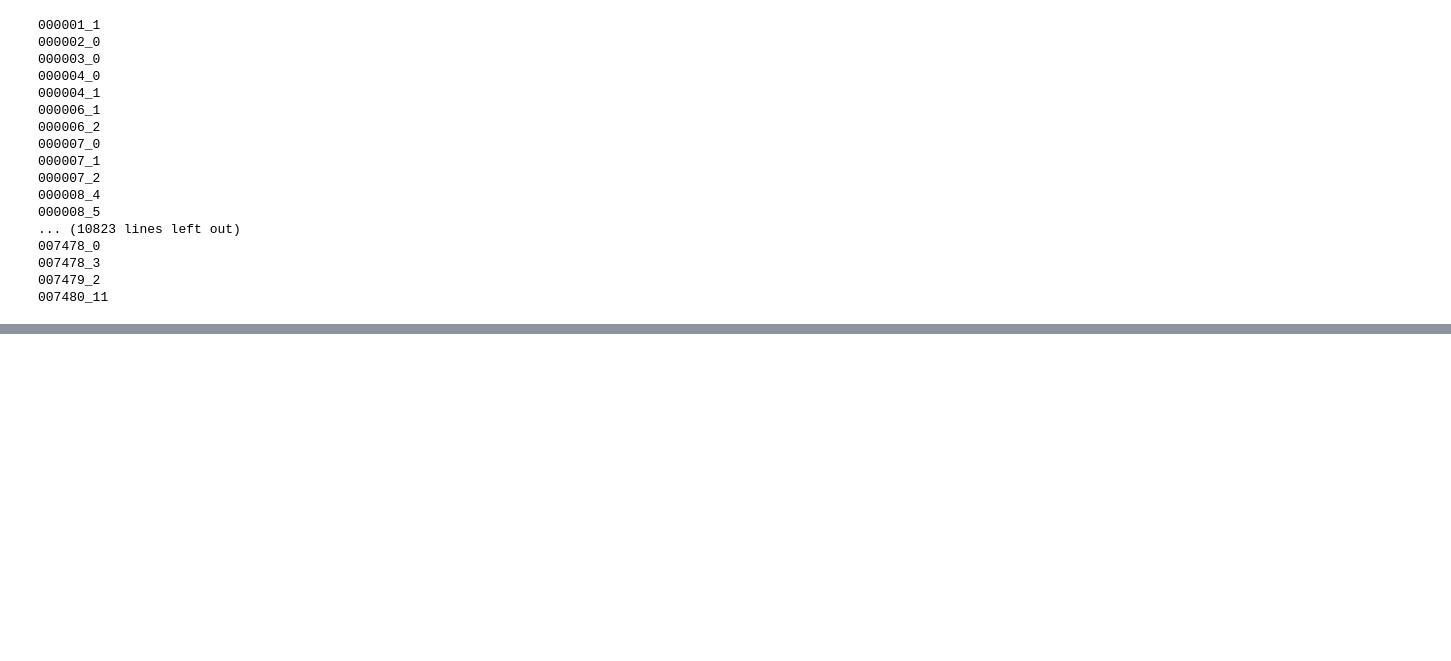
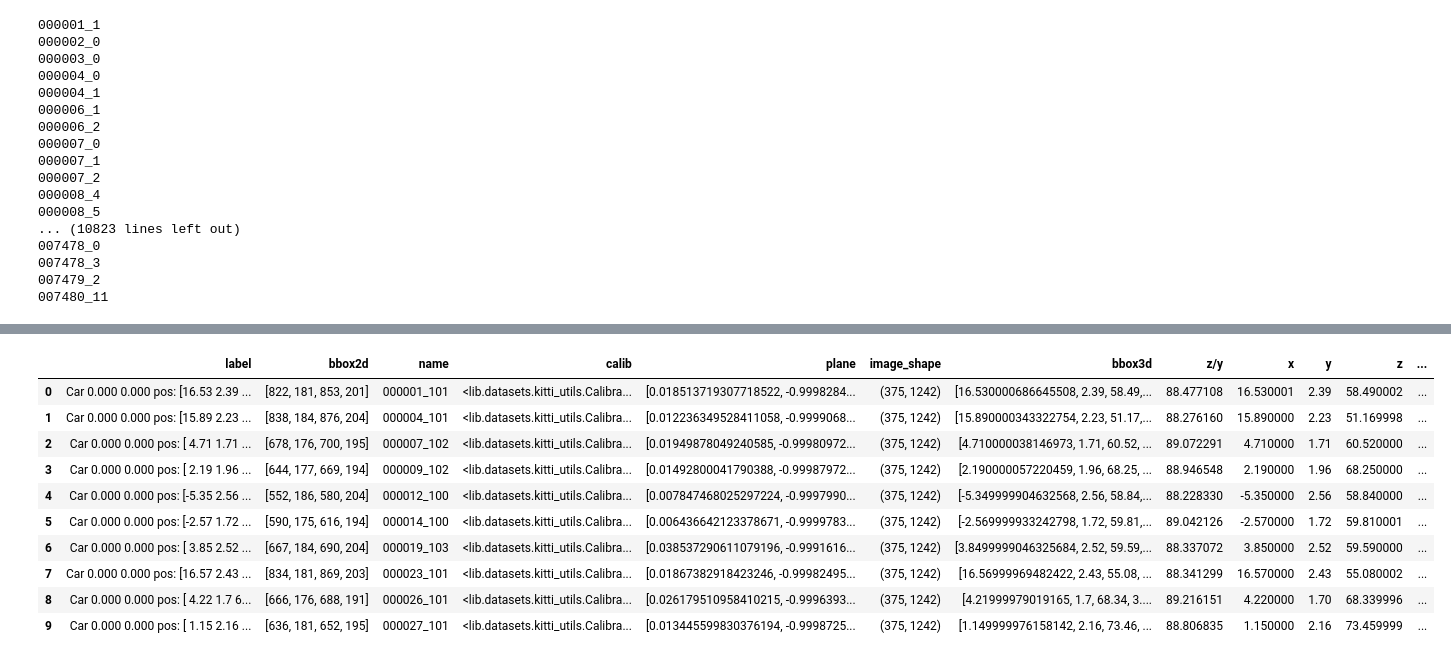
Before and after one commit to romantic-black/DID-M3D, a Jupyter notebook: notebooks/Visualise_instances.ipynb, the cells around one changed output, grey strips where cells are left out. Saved outputs shown, nothing was run; the diff lists cells and outputs as text; code cells hidden in the pictures; blank space fills up the shorter version.

```diff
--- a/notebooks/Visualise_instances.ipynb
+++ b/notebooks/Visualise_instances.ipynb
@@ -491,0 +507,57 @@ db: pd.DataFrame = db.rename(columns={'rx': 'z/y'})
+# %%
+import numpy as np
+from copy import deepcopy
+
+def flip_sample(sample):
+    sample = deepcopy(sample)
+    calib = deepcopy(sample['calib'])
+    h, w = sample['image_shape']
+    calib.flip([w, h])
+    u_min, v_min, u_max, v_max = sample['bbox2d'].copy()
+    sample['bbox2d'] = [w - u_max, v_min, w - u_min, v_max]
+
+    bbox3d = sample['bbox3d'].copy()
+    label = deepcopy(sample['label'])
+    label.box2d = np.array([w - u_max, v_min, w - u_min, v_max], dtype=np.float32)
+    ry = np.pi - sample['label'].ry
+    if ry > np.pi: ry -= 2 * np.pi
+    if ry < -np.pi: ry += 2 * np.pi
+    label.ry = ry
+    bbox3d[-1] = ry
+    label.pos[0] *= -1
+    bbox3d[0] *= -1
+    sample['bbox3d'] = bbox3d
+    label.alpha = calib.ry2alpha(ry, w - (u_max + u_min) / 2)
+    sample['label'] = label
+    sample['calib'] = calib
+    plane = sample['plane'].copy()
+    plane[0] *= -1
+    sample['plane'] = plane
+
+    sample['flipped'] = True
+
+    name = sample['name'].split('_')
+    name[1] = str(100 + int(name[1]))
+    sample['name'] = '_'.join(name)
+
+    sample['z/y'] = np.arctan2(label.pos[2], label.pos[1] - label.h / 2) * 180 / np.pi
+    sample['x'] = bbox3d[0]
+    sample['ry'] = bbox3d[-1]
+    sample['x/z'] = np.arctan2(label.pos[0], label.pos[2]) * 180 / np.pi
+    return sample
+
+db_flip = db.apply(flip_sample, axis=1)
+# %%
+db_flip.head(10)
+# %% [output]
+|  | label | bbox2d | name | calib | plane | image_shape | bbox3d | z/y | x | y | z | ... |
+| 0 | Car 0.000 0.000 pos: [16.53 2.39 ... | [822, 181, 853, 201] | 000001_101 | <lib.datasets.kitti_utils.Calibra... | [0.018513719307718522, -0.9998284... | (375, 1242) | [16.530000686645508, 2.39, 58.49,... | 88.477108 | 16.530001 | 2.39 | 58.490002 | ... |
+| 1 | Car 0.000 0.000 pos: [15.89 2.23 ... | [838, 184, 876, 204] | 000004_101 | <lib.datasets.kitti_utils.Calibra... | [0.012236349528411058, -0.9999068... | (375, 1242) | [15.890000343322754, 2.23, 51.17,... | 88.276160 | 15.890000 | 2.23 | 51.169998 | ... |
+| 2 | Car 0.000 0.000 pos: [ 4.71 1.71 ... | [678, 176, 700, 195] | 000007_102 | <lib.datasets.kitti_utils.Calibra... | [0.01949878049240585, -0.99980972... | (375, 1242) | [4.710000038146973, 1.71, 60.52, ... | 89.072291 | 4.710000 | 1.71 | 60.520000 | ... |
+| 3 | Car 0.000 0.000 pos: [ 2.19 1.96 ... | [644, 177, 669, 194] | 000009_102 | <lib.datasets.kitti_utils.Calibra... | [0.01492800041790388, -0.99987972... | (375, 1242) | [2.190000057220459, 1.96, 68.25, ... | 88.946548 | 2.190000 | 1.96 | 68.250000 | ... |
+| 4 | Car 0.000 0.000 pos: [-5.35 2.56 ... | [552, 186, 580, 204] | 000012_100 | <lib.datasets.kitti_utils.Calibra... | [0.007847468025297224, -0.9997990... | (375, 1242) | [-5.349999904632568, 2.56, 58.84,... | 88.228330 | -5.350000 | 2.56 | 58.840000 | ... |
+| 5 | Car 0.000 0.000 pos: [-2.57 1.72 ... | [590, 175, 616, 194] | 000014_100 | <lib.datasets.kitti_utils.Calibra... | [0.006436642123378671, -0.9999783... | (375, 1242) | [-2.569999933242798, 1.72, 59.81,... | 89.042126 | -2.570000 | 1.72 | 59.810001 | ... |
+| 6 | Car 0.000 0.000 pos: [ 3.85 2.52 ... | [667, 184, 690, 204] | 000019_103 | <lib.datasets.kitti_utils.Calibra... | [0.038537290611079196, -0.9991616... | (375, 1242) | [3.8499999046325684, 2.52, 59.59,... | 88.337072 | 3.850000 | 2.52 | 59.590000 | ... |
+| 7 | Car 0.000 0.000 pos: [16.57 2.43 ... | [834, 181, 869, 203] | 000023_101 | <lib.datasets.kitti_utils.Calibra... | [0.01867382918423246, -0.99982495... | (375, 1242) | [16.56999969482422, 2.43, 55.08, ... | 88.341299 | 16.570000 | 2.43 | 55.080002 | ... |
+| 8 | Car 0.000 0.000 pos: [ 4.22 1.7 6... | [666, 176, 688, 191] | 000026_101 | <lib.datasets.kitti_utils.Calibra... | [0.026179510958410215, -0.9996393... | (375, 1242) | [4.21999979019165, 1.7, 68.34, 3.... | 89.216151 | 4.220000 | 1.70 | 68.339996 | ... |
+| 9 | Car 0.000 0.000 pos: [ 1.15 2.16 ... | [636, 181, 652, 195] | 000027_101 | <lib.datasets.kitti_utils.Calibra... | [0.013445599830376194, -0.9998725... | (375, 1242) | [1.149999976158142, 2.16, 73.46, ... | 88.806835 | 1.150000 | 2.16 | 73.459999 | ... |
```
Also changed, not shown: parts of 12 cells of this notebook, 1 other file.
